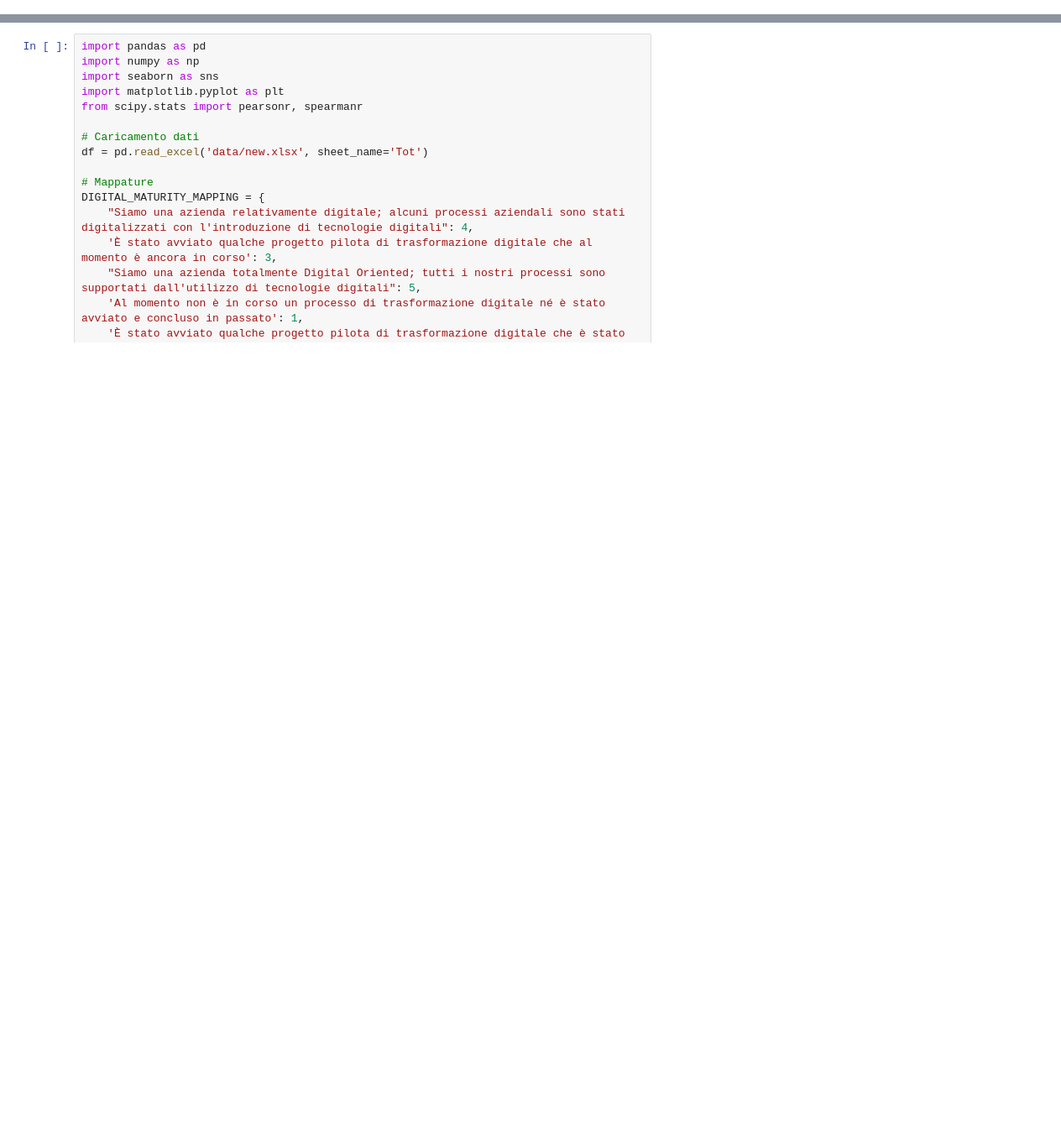
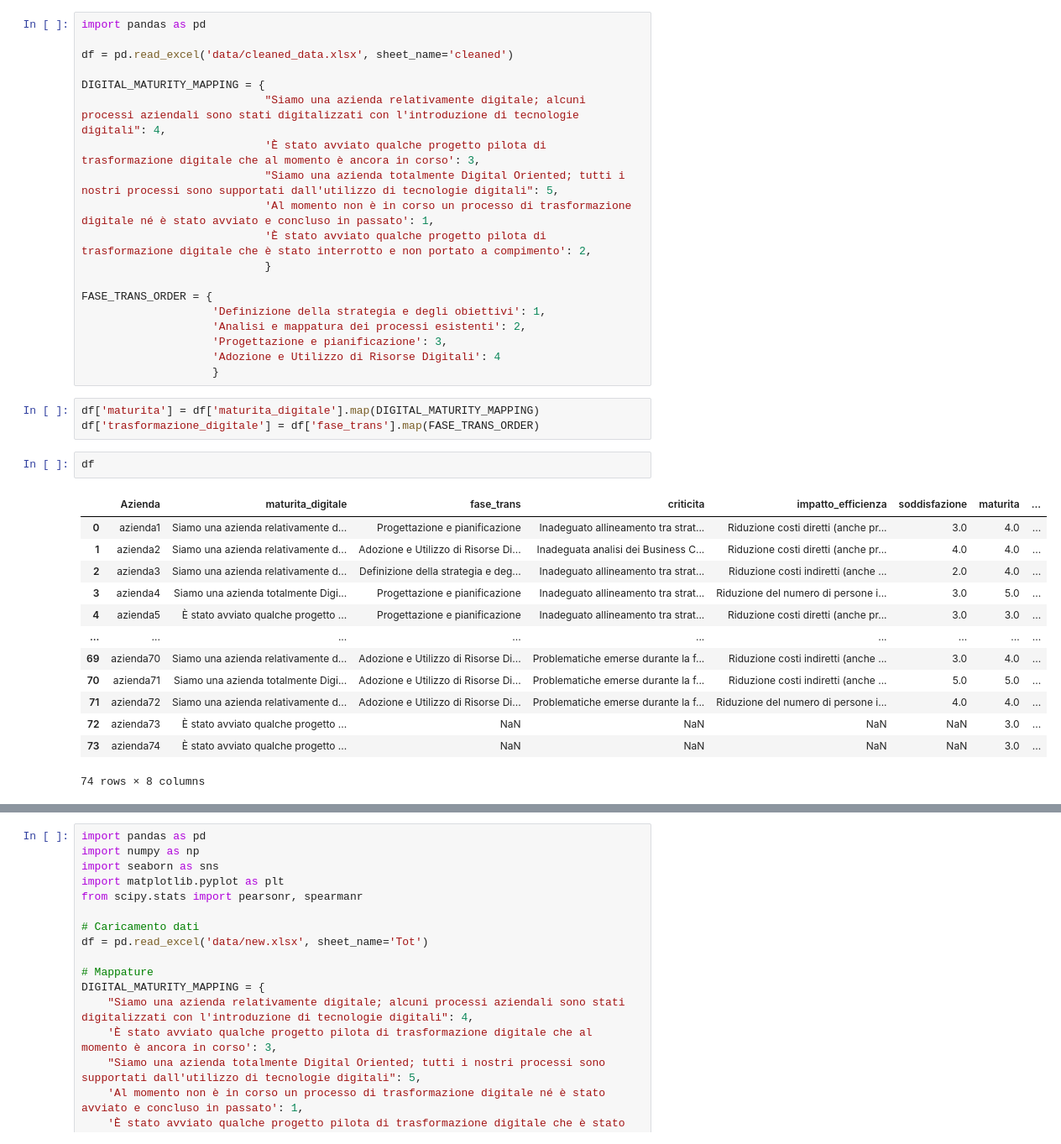
Before and after one commit to Frenz86/survey, a Jupyter notebook: test.ipynb, the cells around one changed output, grey strips where cells are left out. Shown at 84% size. Saved outputs shown, nothing was run; the diff lists cells and outputs as text; blank space fills up the shorter version.

```diff
--- a/test.ipynb
+++ b/test.ipynb
@@ -0,0 +1,38 @@
+# %%
+import pandas as pd
+
+df = pd.read_excel('data/cleaned_data.xlsx', sheet_name='cleaned')
+
+DIGITAL_MATURITY_MAPPING = {
+                            "Siamo una azienda relativamente digitale; alcuni processi aziendali sono stati digitalizzati con l'introduzione di tecnologie digitali": 4,
+                            'È stato avviato qualche progetto pilota di trasformazione digitale che al momento è ancora in corso': 3,
+                            "Siamo una azienda totalmente Digital Oriented; tutti i nostri processi sono supportati dall'utilizzo di tecnologie digitali": 5,
+                            'Al momento non è in corso un processo di trasformazione digitale né è stato avviato e concluso in passato': 1,
+                            'È stato avviato qualche progetto pilota di trasformazione digitale che è stato interrotto e non portato a compimento': 2,
+                            }
+
+FASE_TRANS_ORDER = {
+                    'Definizione della strategia e degli obiettivi': 1,
+                    'Analisi e mappatura dei processi esistenti': 2,
+                    'Progettazione e pianificazione': 3,
+                    'Adozione e Utilizzo di Risorse Digitali': 4
+                    }
+# %%
+df['maturita'] = df['maturita_digitale'].map(DIGITAL_MATURITY_MAPPING)
+df['trasformazione_digitale'] = df['fase_trans'].map(FASE_TRANS_ORDER)
+# %%
+df
+# %% [output]
+|  | Azienda | maturita_digitale | fase_trans | criticita | impatto_efficienza | soddisfazione | maturita | ... |
+| 0 | azienda1 | Siamo una azienda relativamente d... | Progettazione e pianificazione | Inadeguato allineamento tra strat... | Riduzione costi diretti (anche pr... | 3.0 | 4.0 | ... |
+| 1 | azienda2 | Siamo una azienda relativamente d... | Adozione e Utilizzo di Risorse Di... | Inadeguata analisi dei Business C... | Riduzione costi diretti (anche pr... | 4.0 | 4.0 | ... |
+| 2 | azienda3 | Siamo una azienda relativamente d... | Definizione della strategia e deg... | Inadeguato allineamento tra strat... | Riduzione costi indiretti (anche ... | 2.0 | 4.0 | ... |
+| 3 | azienda4 | Siamo una azienda totalmente Digi... | Progettazione e pianificazione | Inadeguato allineamento tra strat... | Riduzione del numero di persone i... | 3.0 | 5.0 | ... |
+| 4 | azienda5 | È stato avviato qualche progetto ... | Progettazione e pianificazione | Inadeguato allineamento tra strat... | Riduzione costi diretti (anche pr... | 3.0 | 3.0 | ... |
+| ... | ... | ... | ... | ... | ... | ... | ... | ... |
+| 69 | azienda70 | Siamo una azienda relativamente d... | Adozione e Utilizzo di Risorse Di... | Problematiche emerse durante la f... | Riduzione costi indiretti (anche ... | 3.0 | 4.0 | ... |
+| 70 | azienda71 | Siamo una azienda totalmente Digi... | Adozione e Utilizzo di Risorse Di... | Problematiche emerse durante la f... | Riduzione costi indiretti (anche ... | 5.0 | 5.0 | ... |
+| 71 | azienda72 | Siamo una azienda relativamente d... | Adozione e Utilizzo di Risorse Di... | Problematiche emerse durante la f... | Riduzione del numero di persone i... | 4.0 | 4.0 | ... |
+| 72 | azienda73 | È stato avviato qualche progetto ... | NaN | NaN | NaN | NaN | 3.0 | ... |
+| 73 | azienda74 | È stato avviato qualche progetto ... | NaN | NaN | NaN | NaN | 3.0 | ... |
+74 rows × 8 columns
```
Also changed, not shown: parts of 3 cells of this notebook, 11 other files.
